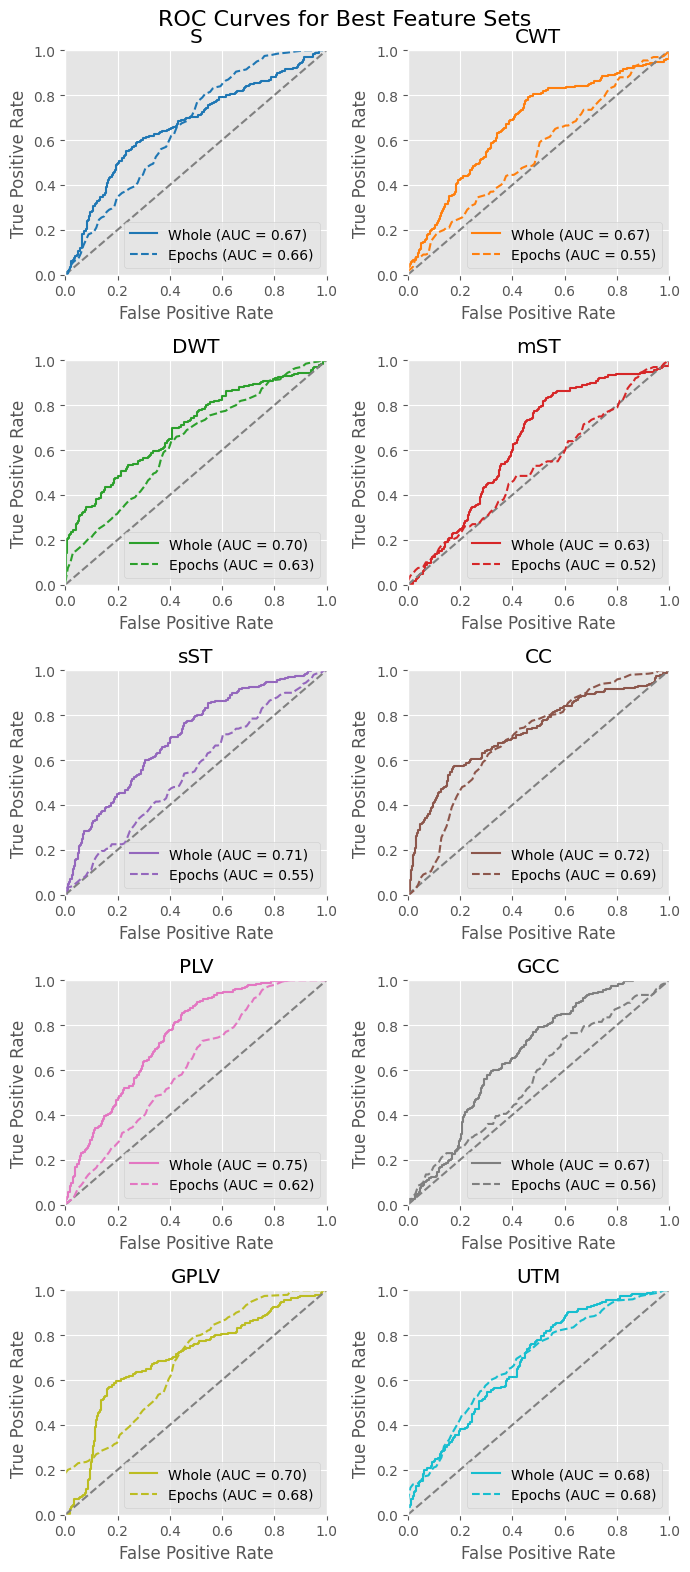
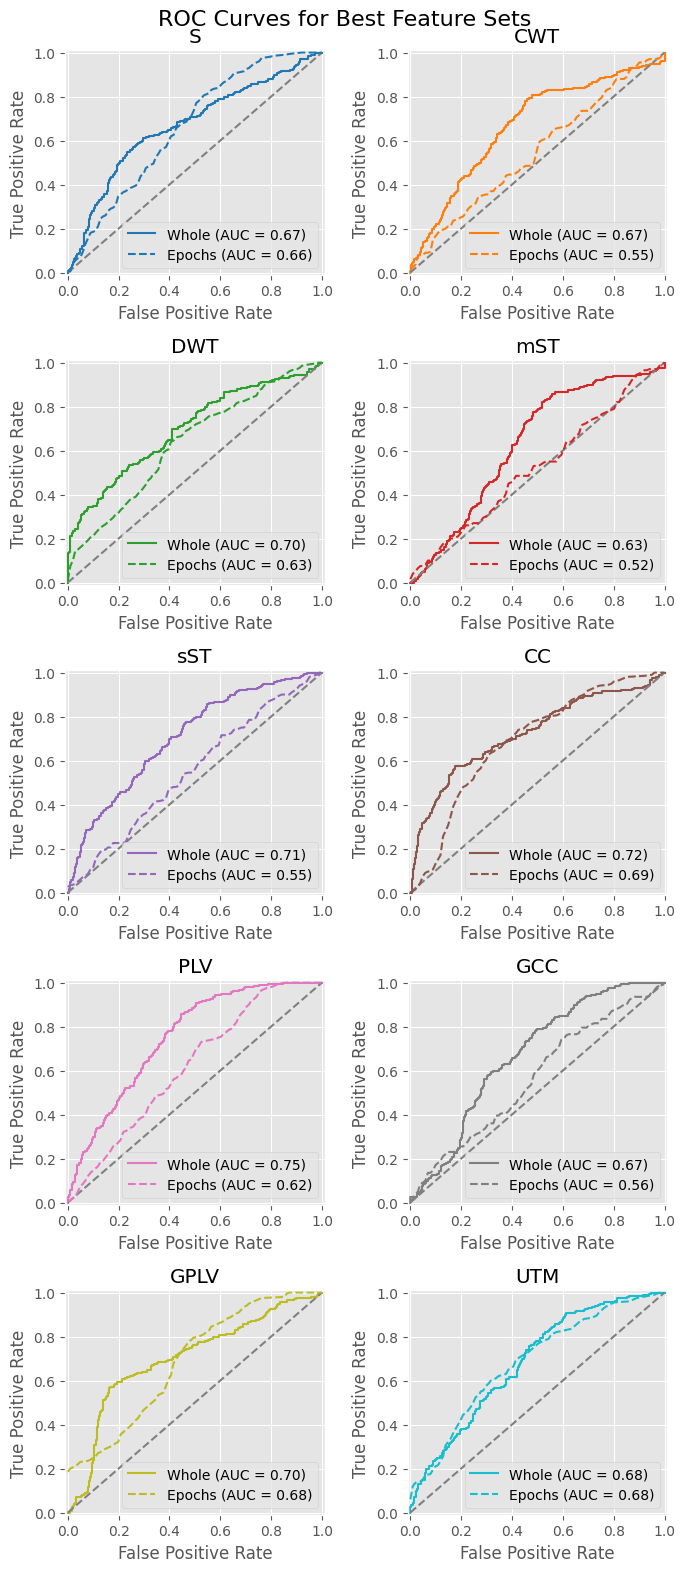
The notebook cell's code change between the first figure and the second:
--- before
+++ after
@@ -29,6 +29,6 @@
     axs[i].set_xlabel('False Positive Rate')
     axs[i].set_ylabel('True Positive Rate')
-    axs[i].set_xlim([0, 1])
-    axs[i].set_ylim([0, 1])
+    axs[i].set_xlim([-0.01, 1.01])
+    axs[i].set_ylim([-0.01, 1.01])
     axs[i].legend(loc='lower right')
     axs[i].grid(True)

Commit: update